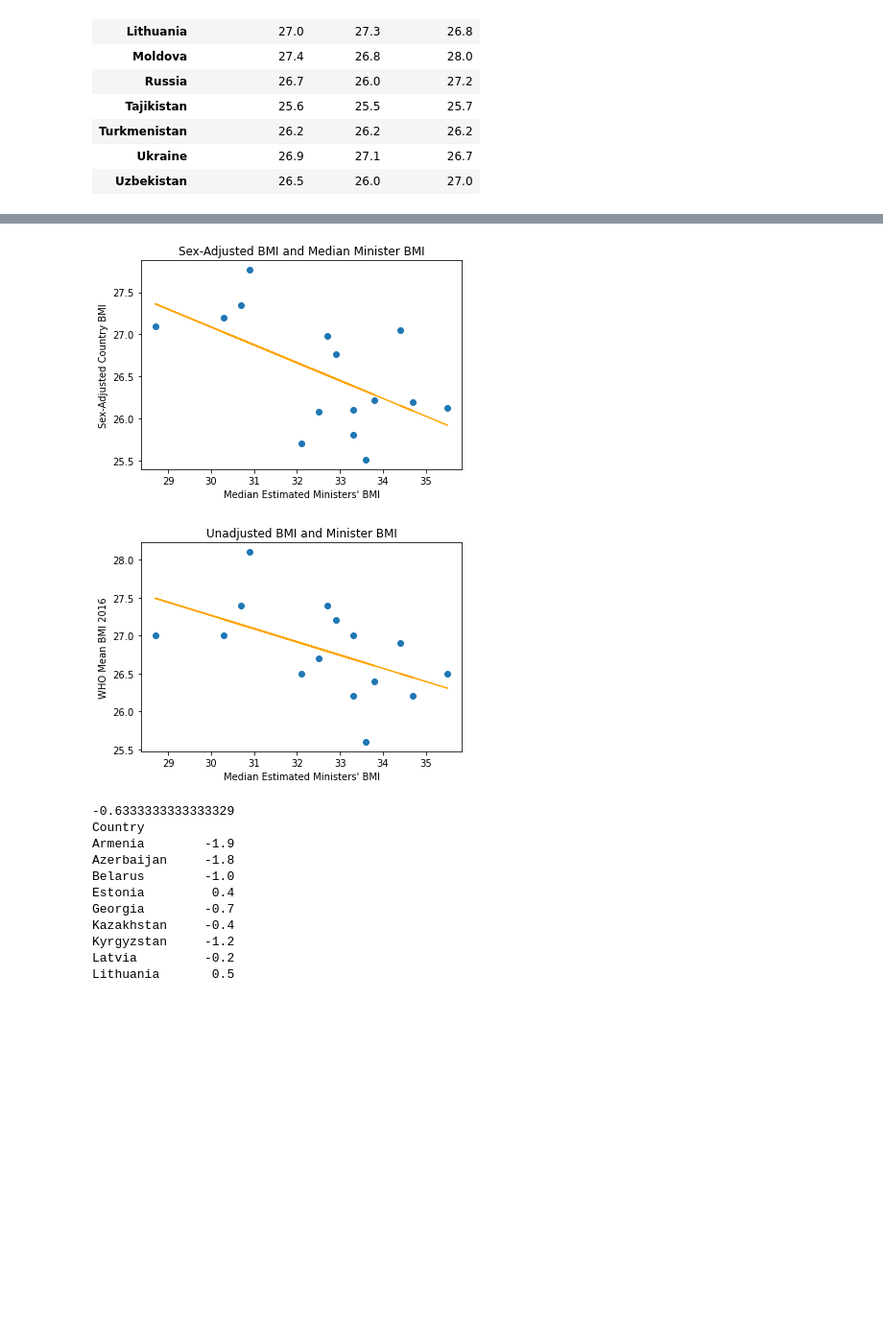
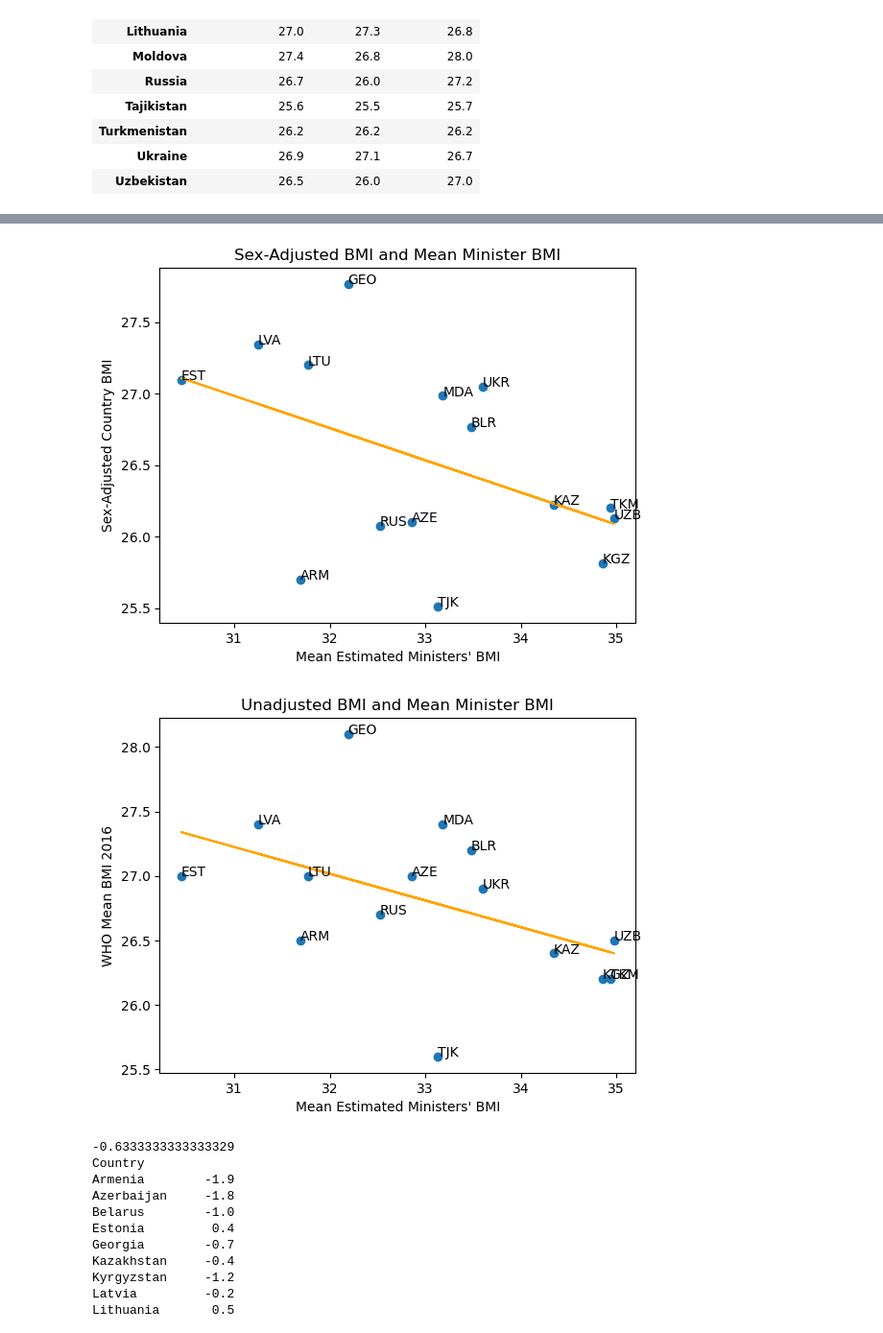
Before and after one commit to ldtcooper/ussr-obesity-corruption, a Jupyter notebook: notebook.ipynb, the cells around one changed output, grey strips where cells are left out. Shown at 96% size. Cells and saved outputs as stored; diff of their text form; code cells hidden in the pictures; blank space fills up the shorter version.

```diff
--- a/notebook.ipynb
+++ b/notebook.ipynb
@@ -92,6 +98,6 @@ def abbrviate_countries(arr):
 # %%
 # import minister age and sex data
 
-ministers = pd.read_csv('./ministers.csv', encoding="utf-16")
+ministers = pd.read_csv('./ministers2.csv')
 ministers.head()
 # %% [output]
@@ -103,0 +110,2 @@ ministers.head()
+# %%
+mean_minister_bmis = ministers.groupby('country').mean()['estimated_bmi']
@@ -117,5 +129,6 @@ sex_ratio['women'] = sex_ratio['women'].astype(int)
 sex_ratio['total'] = sex_ratio['men'] + sex_ratio['women']
 
 sex_ratio['ratio'] = sex_ratio['men'] / sex_ratio['total']
-sex_ratio.columns
+sex_ratio['mean_minister_bmi'] = mean_minister_bmis
+sex_ratio
 # %% [output]
@@ -338,24 +343,27 @@ Notes:
 # %%
 # plots adjusted and unadjusted BMI on minister BMI
 
-simple_scatter(
-    bmi_with_ministers['median_minister_bmi'],
+annotate_scatter(
+    bmi_with_ministers['mean_minister_bmi'],
     adjusted_bmi,
-    'Median Estimated Ministers\' BMI',
+    abbrviate_countries(bmi_with_ministers.mean_minister_bmi.index.values),
+    0,0,
+    'Mean Estimated Ministers\' BMI',
     'Sex-Adjusted Country BMI',
-    'Sex-Adjusted BMI and Median Minister BMI'
-    )
+    'Sex-Adjusted BMI and Mean Minister BMI')
 
-simple_scatter(
-    bmi_with_ministers['median_minister_bmi'],
-    bmi_with_ministers['both_sexes_bmi'],
-    'Median Estimated Ministers\' BMI',
+annotate_scatter(
+    bmi_with_ministers.mean_minister_bmi,
+    bmi_with_ministers.both_sexes_bmi,
+    abbrviate_countries(bmi_with_ministers.mean_minister_bmi.index.values),
+    0,
+    0,
+    'Mean Estimated Ministers\' BMI',
     'WHO Mean BMI 2016',
-    'Unadjusted BMI and Minister BMI'
-    )
+    'Unadjusted BMI and Mean Minister BMI')
 # %% [output]
-[figure, old version]
+[figure, new version]
-[figure, old version]
+[figure, new version]
 # %%
 # finds difference between mean male and female BMIs in each country
 bmi_diff = bmi_with_ministers['male_bmi'] - bmi_with_ministers['female_bmi']
```
Also changed, not shown: parts of 106 cells of this notebook, 3 other files.
